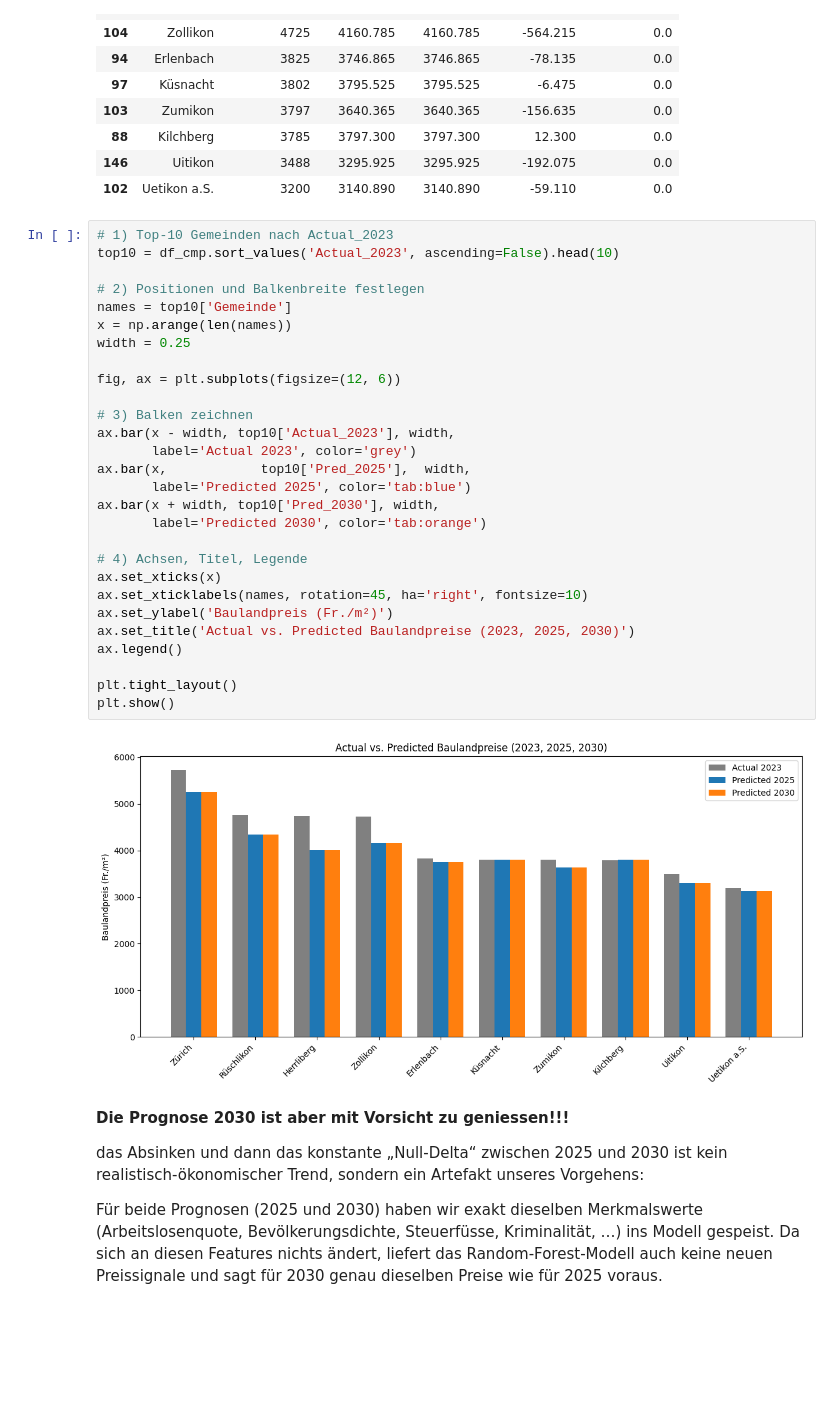
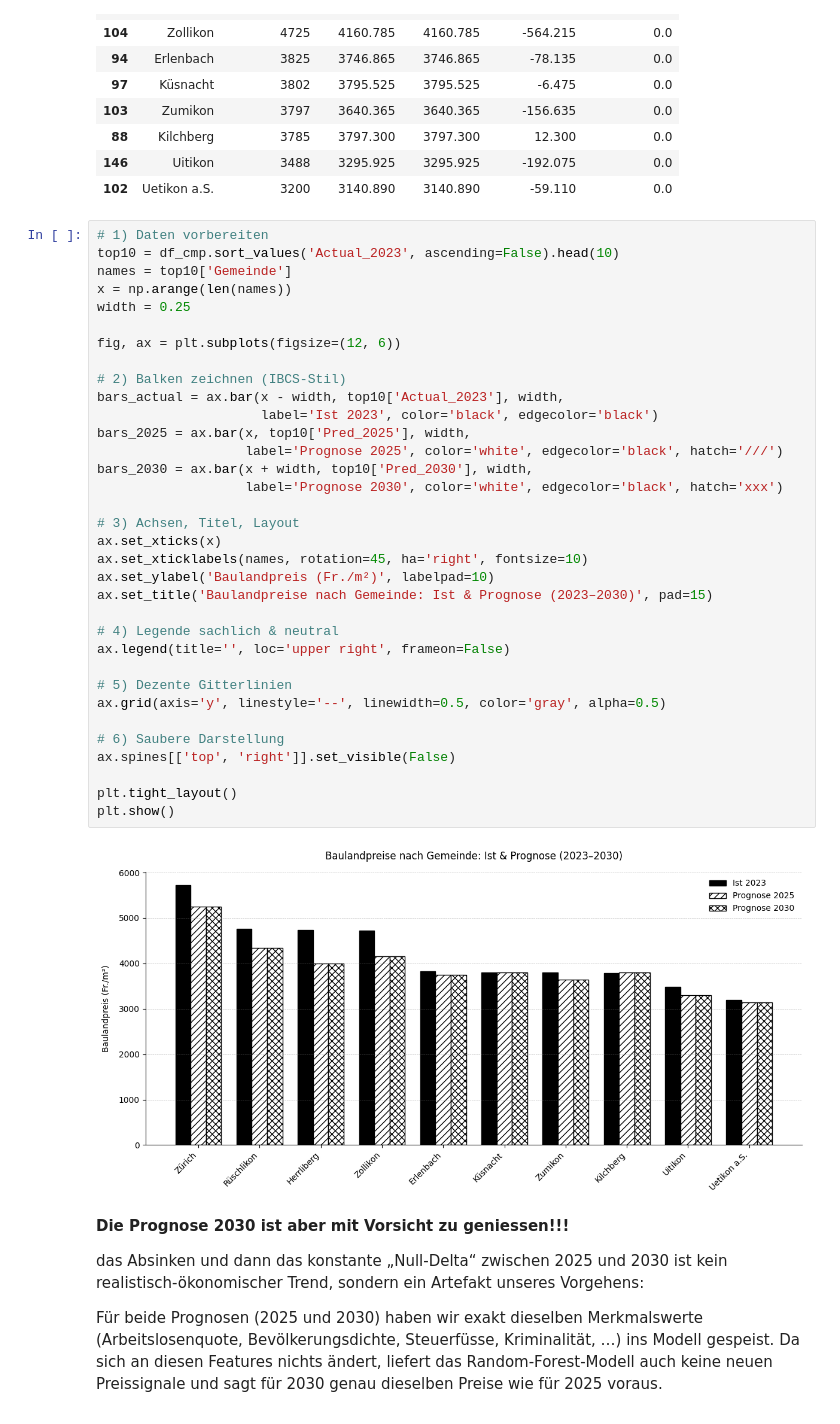
Before and after one commit to Bina-G10/BINA-G10, a Jupyter notebook: bina_gruppe10.ipynb, the cells around one changed output. Saved outputs shown, nothing was run; the diff lists cells and outputs as text; blank space fills up the shorter version.

Commit message:
Grafiken nach IBCS Prinzipien

```diff
--- a/bina_gruppe10.ipynb
+++ b/bina_gruppe10.ipynb
@@ -1496,35 +1640,41 @@ display(df_cmp.sort_values('Actual_2023', ascending=False).head(10))
 | 146 | Uitikon | 3488 | 3295.925 | 3295.925 | -192.075 | 0.0 |
 | 102 | Uetikon a.S. | 3200 | 3140.890 | 3140.890 | -59.110 | 0.0 |
 # %%
-# 1) Top-10 Gemeinden nach Actual_2023
+# 1) Daten vorbereiten
 top10 = df_cmp.sort_values('Actual_2023', ascending=False).head(10)
-
-# 2) Positionen und Balkenbreite festlegen
 names = top10['Gemeinde']
 x = np.arange(len(names))
 width = 0.25
 
 fig, ax = plt.subplots(figsize=(12, 6))
 
-# 3) Balken zeichnen
-ax.bar(x - width, top10['Actual_2023'], width,
-       label='Actual 2023', color='grey')
-ax.bar(x,            top10['Pred_2025'],  width,
-       label='Predicted 2025', color='tab:blue')
-ax.bar(x + width, top10['Pred_2030'], width,
-       label='Predicted 2030', color='tab:orange')
+# 2) Balken zeichnen (IBCS-Stil)
+bars_actual = ax.bar(x - width, top10['Actual_2023'], width,
+                     label='Ist 2023', color='black', edgecolor='black')
+bars_2025 = ax.bar(x, top10['Pred_2025'], width,
+                   label='Prognose 2025', color='white', edgecolor='black', hatch='///')
+bars_2030 = ax.bar(x + width, top10['Pred_2030'], width,
+                   label='Prognose 2030', color='white', edgecolor='black', hatch='xxx')
 
-# 4) Achsen, Titel, Legende
+# 3) Achsen, Titel, Layout
 ax.set_xticks(x)
 ax.set_xticklabels(names, rotation=45, ha='right', fontsize=10)
-ax.set_ylabel('Baulandpreis (Fr./m²)')
-ax.set_title('Actual vs. Predicted Baulandpreise (2023, 2025, 2030)')
-ax.legend()
+ax.set_ylabel('Baulandpreis (Fr./m²)', labelpad=10)
+ax.set_title('Baulandpreise nach Gemeinde: Ist & Prognose (2023–2030)', pad=15)
+
+# 4) Legende sachlich & neutral
+ax.legend(title='', loc='upper right', frameon=False)
+
+# 5) Dezente Gitterlinien
+ax.grid(axis='y', linestyle='--', linewidth=0.5, color='gray', alpha=0.5)
+
+# 6) Saubere Darstellung
+ax.spines[['top', 'right']].set_visible(False)
 
 plt.tight_layout()
 plt.show()
 # %% [output]
-[figure, old version]
+[figure, new version]
 # %% [markdown]
 **Die Prognose 2030 ist aber mit Vorsicht zu geniessen!!!**
 
```
Also changed, not shown: parts of 20 cells of this notebook.
